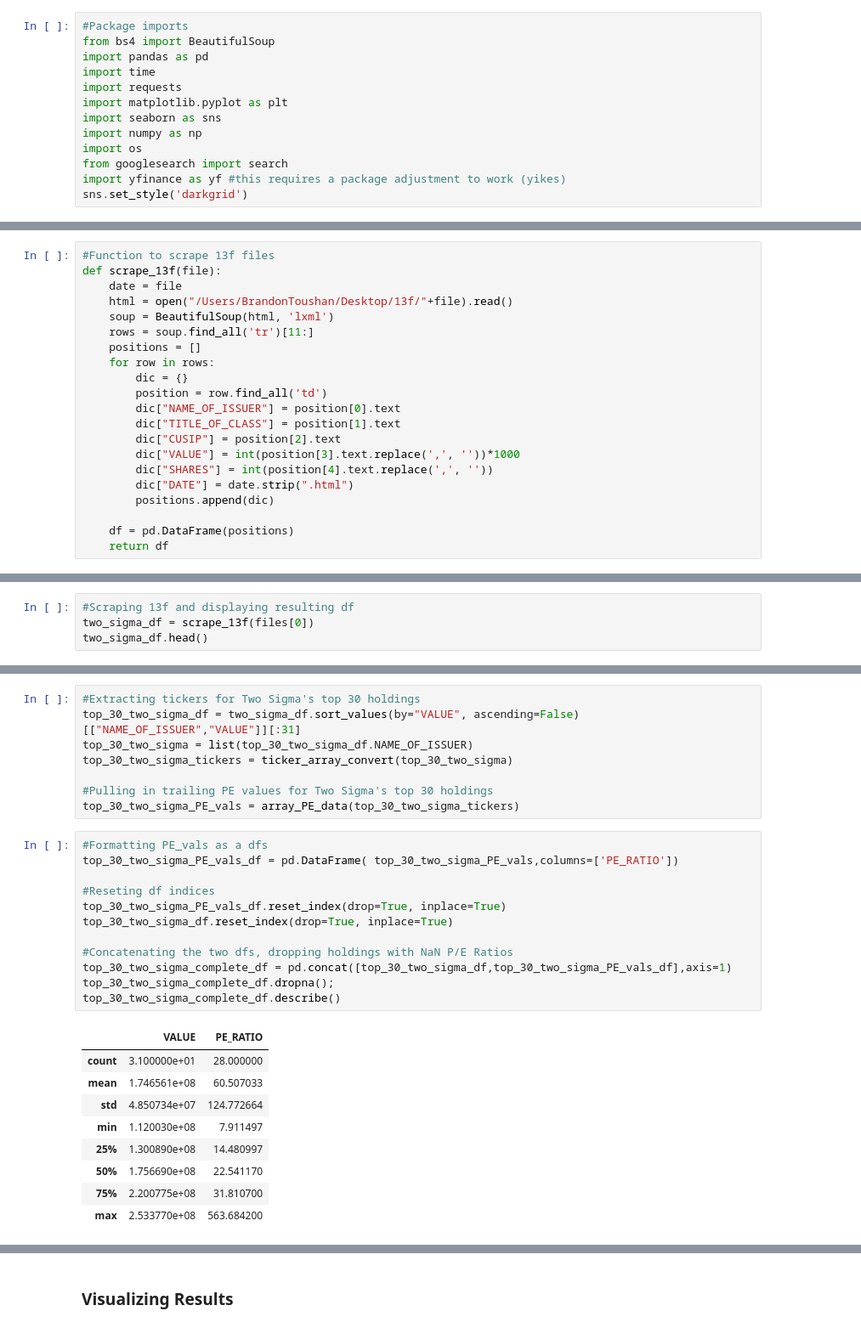
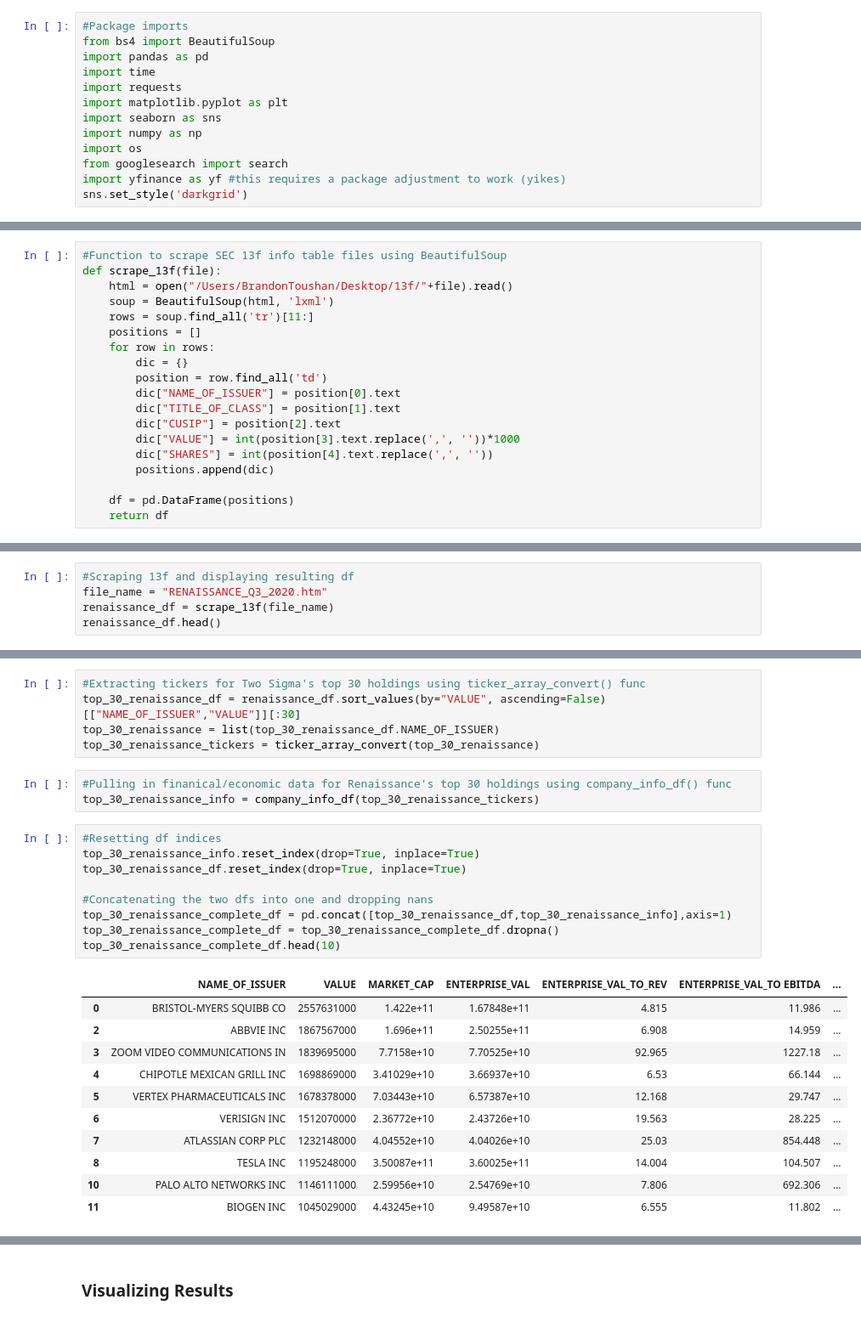
Before and after one commit to QueensU-Alternative-Asset-Fund/QFin, a Jupyter notebook: SEC_13F_scraping.ipynb, the cells around one changed output, grey strips where cells are left out. Shown at 85% size. Cells and saved outputs as stored; diff of their text form.

```diff
--- a/SEC_13F_scraping.ipynb
+++ b/SEC_13F_scraping.ipynb
@@ -22,7 +19,6 @@ print(files)
 # %%
-#Function to scrape 13f files
+#Function to scrape SEC 13f info table files using BeautifulSoup
 def scrape_13f(file):
-    date = file
     html = open("/Users/BrandonToushan/Desktop/13f/"+file).read()
     soup = BeautifulSoup(html, 'lxml')
     rows = soup.find_all('tr')[11:]
@@ -35,7 +31,6 @@ def scrape_13f(file):
         dic["CUSIP"] = position[2].text
         dic["VALUE"] = int(position[3].text.replace(',', ''))*1000
         dic["SHARES"] = int(position[4].text.replace(',', ''))
-        dic["DATE"] = date.strip(".html")
         positions.append(dic)
 
     df = pd.DataFrame(positions)
@@ -45,5 +40,6 @@ def scrape_13f(file):
 # %%
 #Scraping 13f and displaying resulting df
-two_sigma_df = scrape_13f(files[0])
-two_sigma_df.head()
+file_name = "RENAISSANCE_Q3_2020.htm"
+renaissance_df = scrape_13f(file_name)
+renaissance_df.head()
 # %% [output]
@@ -118,30 +122,29 @@ def array_PE_data(self):
 # %%
-#Extracting tickers for Two Sigma's top 30 holdings
-top_30_two_sigma_df = two_sigma_df.sort_values(by="VALUE", ascending=False)[["NAME_OF_ISSUER","VALUE"]][:31]
-top_30_two_sigma = list(top_30_two_sigma_df.NAME_OF_ISSUER)
-top_30_two_sigma_tickers = ticker_array_convert(top_30_two_sigma)
-
-#Pulling in trailing PE values for Two Sigma's top 30 holdings
-top_30_two_sigma_PE_vals = array_PE_data(top_30_two_sigma_tickers)
+#Extracting tickers for Two Sigma's top 30 holdings using ticker_array_convert() func
+top_30_renaissance_df = renaissance_df.sort_values(by="VALUE", ascending=False)[["NAME_OF_ISSUER","VALUE"]][:30]
+top_30_renaissance = list(top_30_renaissance_df.NAME_OF_ISSUER)
+top_30_renaissance_tickers = ticker_array_convert(top_30_renaissance)
+# %%
+#Pulling in finanical/economic data for Renaissance's top 30 holdings using company_info_df() func
+top_30_renaissance_info = company_info_df(top_30_renaissance_tickers)
 # %%
-#Formatting PE_vals as a dfs
-top_30_two_sigma_PE_vals_df = pd.DataFrame( top_30_two_sigma_PE_vals,columns=['PE_RATIO'])
+#Resetting df indices
+top_30_renaissance_info.reset_index(drop=True, inplace=True)
+top_30_renaissance_df.reset_index(drop=True, inplace=True)
 
-#Reseting df indices
-top_30_two_sigma_PE_vals_df.reset_index(drop=True, inplace=True)
-top_30_two_sigma_df.reset_index(drop=True, inplace=True)
-
-#Concatenating the two dfs, dropping holdings with NaN P/E Ratios
-top_30_two_sigma_complete_df = pd.concat([top_30_two_sigma_df,top_30_two_sigma_PE_vals_df],axis=1)
-top_30_two_sigma_complete_df.dropna();
-top_30_two_sigma_complete_df.describe()
+#Concatenating the two dfs into one and dropping nans
+top_30_renaissance_complete_df = pd.concat([top_30_renaissance_df,top_30_renaissance_info],axis=1)
+top_30_renaissance_complete_df = top_30_renaissance_complete_df.dropna()
+top_30_renaissance_complete_df.head(10)
 # %% [output]
-|  | VALUE | PE_RATIO |
-| count | 3.100000e+01 | 28.000000 |
-| mean | 1.746561e+08 | 60.507033 |
-| std | 4.850734e+07 | 124.772664 |
-| min | 1.120030e+08 | 7.911497 |
-| 25% | 1.300890e+08 | 14.480997 |
-| 50% | 1.756690e+08 | 22.541170 |
-| 75% | 2.200775e+08 | 31.810700 |
-| max | 2.533770e+08 | 563.684200 |
+|  | NAME_OF_ISSUER | VALUE | MARKET_CAP | ENTERPRISE_VAL | ENTERPRISE_VAL_TO_REV | ENTERPRISE_VAL_TO EBITDA | ... |
+| 0 | BRISTOL-MYERS SQUIBB CO | 2557631000 | 1.422e+11 | 1.67848e+11 | 4.815 | 11.986 | ... |
+| 2 | ABBVIE INC | 1867567000 | 1.696e+11 | 2.50255e+11 | 6.908 | 14.959 | ... |
+| 3 | ZOOM VIDEO COMMUNICATIONS IN | 1839695000 | 7.7158e+10 | 7.70525e+10 | 92.965 | 1227.18 | ... |
+| 4 | CHIPOTLE MEXICAN GRILL INC | 1698869000 | 3.41029e+10 | 3.66937e+10 | 6.53 | 66.144 | ... |
+| 5 | VERTEX PHARMACEUTICALS INC | 1678378000 | 7.03443e+10 | 6.57387e+10 | 12.168 | 29.747 | ... |
+| 6 | VERISIGN INC | 1512070000 | 2.36772e+10 | 2.43726e+10 | 19.563 | 28.225 | ... |
+| 7 | ATLASSIAN CORP PLC | 1232148000 | 4.04552e+10 | 4.04026e+10 | 25.03 | 854.448 | ... |
+| 8 | TESLA INC | 1195248000 | 3.50087e+11 | 3.60025e+11 | 14.004 | 104.507 | ... |
+| 10 | PALO ALTO NETWORKS INC | 1146111000 | 2.59956e+10 | 2.54769e+10 | 7.806 | 692.306 | ... |
+| 11 | BIOGEN INC | 1045029000 | 4.43245e+10 | 9.49587e+10 | 6.555 | 11.802 | ... |
```
Also changed, not shown: parts of 15 cells of this notebook.
